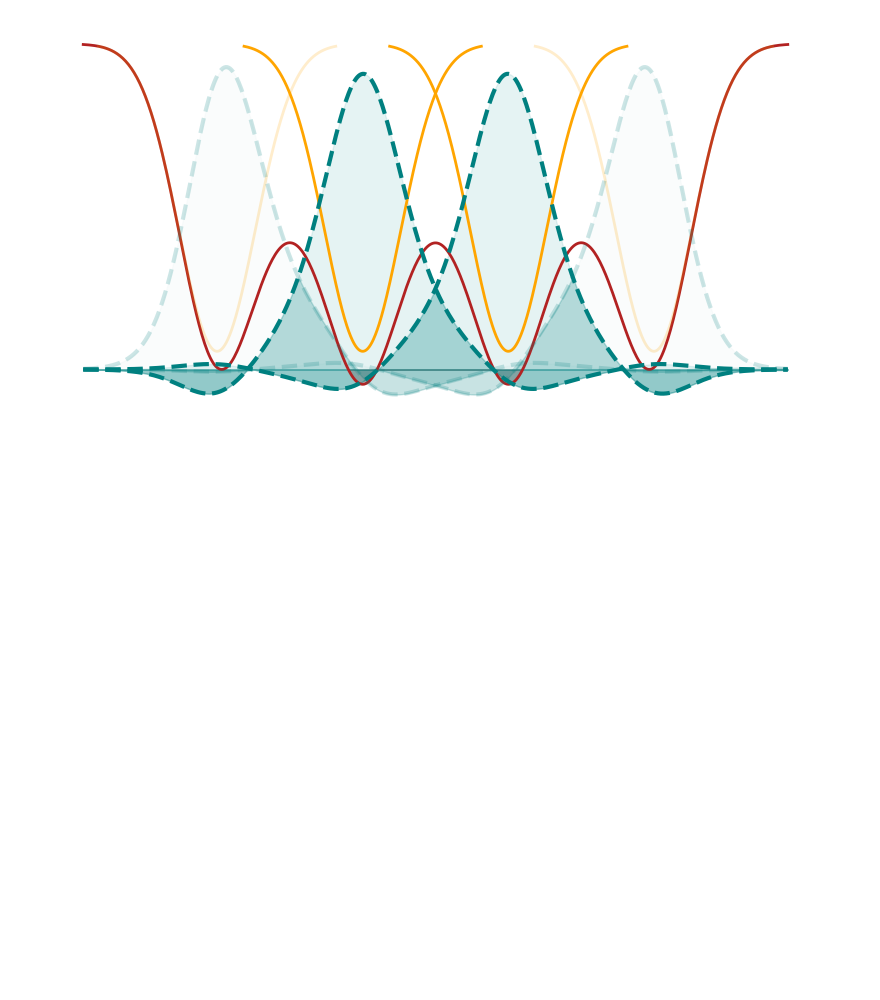
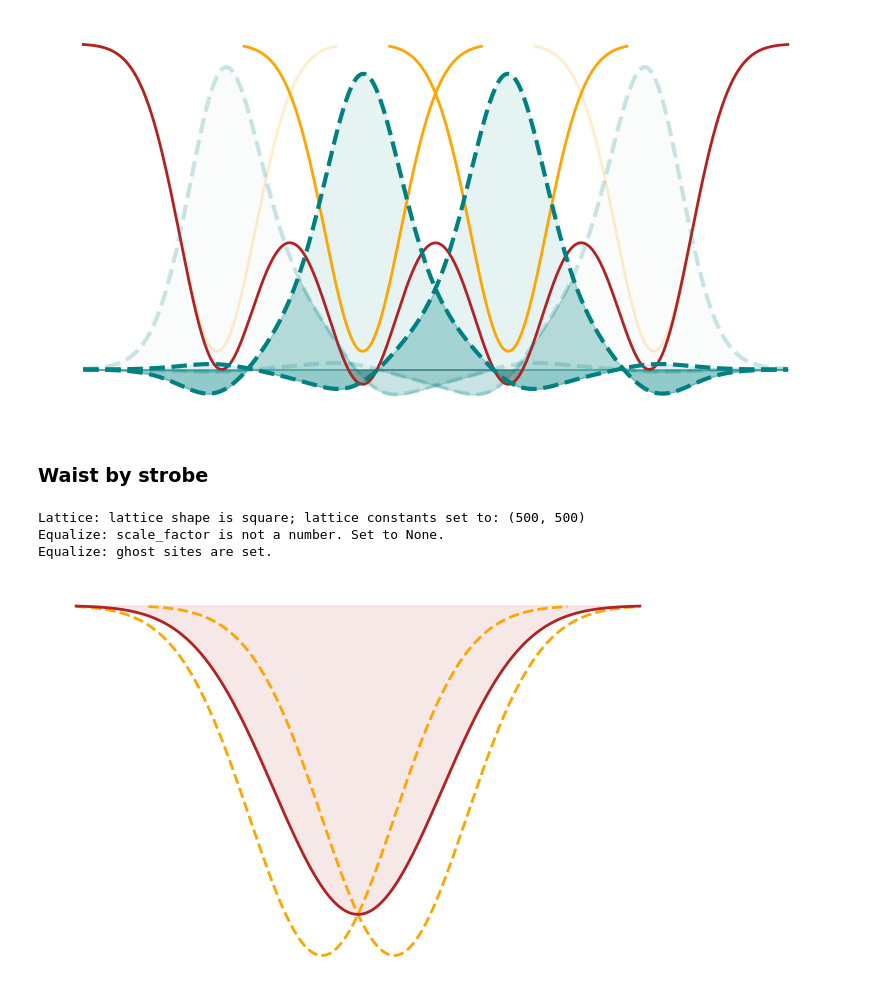
Before and after one commit to htwei17/HubbardTweezer, a Jupyter notebook: HubbardTweezer/src/Fig 1 tweezers paper.ipynb, the cells around one changed output. Saved outputs shown, nothing was run; the diff lists cells and outputs as text; code cells hidden in the pictures; blank space fills up the shorter version.

```diff
--- a/HubbardTweezer/src/Fig 1 tweezers paper.ipynb
+++ b/HubbardTweezer/src/Fig 1 tweezers paper.ipynb
@@ -549,3 +582,81 @@ plt.axis('off')
 plt.savefig('fig1d.svg', transparent=True, bbox_inches='tight')
 # %% [output]
 [figure]
+# %% [markdown]
+### Waist by strobe
+# %%
+from Hubbard.equalizer import *
+import numpy as np
+from tools.fix_phase import fix_phase
+import numpy.linalg as la
+
+N = 20
+L = 2
+R0 = np.array([3, 3, 7.2])
+dvr = HubbardEqualizer(N,
+                       R0=R0,
+                       lattice=np.array([L], dtype=int),
+                       trap=(50, 1000),
+                       lc=(500,),
+                       dim=1,
+                       equalize_V0=False,
+                       sparse=True,
+                       symmetry=True,
+                       verbosity=0)
+
+# E, W, parity = dvr.eigen_basis()
+# E = E[0]
+# W = W[0]
+# p = parity[0]
+
+# A, U = singleband_WF(dvr, E, W, p)
+# print('detU =', la.det(U))
+# V = singleband_interaction(dvr, U, U, W, W, p,  p)
+# print(dvr.R0[0])
+# %% [output]
+Lattice: lattice shape is square; lattice constants set to: (500, 500)
+Equalize: scale_factor is not a number. Set to None.
+Equalize: ghost sites are set.
+# %%
+from matplotlib.figure import figaspect
+import matplotlib.pyplot as plt
+
+fig, ax = plt.subplots(figsize=(8, 5))
+edge = 0.6
+wf_scale = 0.8
+
+y = np.array([0])
+z = np.array([0])
+taillen = 1.7
+
+# Plot total potential
+x = np.linspace(-dvr.R0[0] * edge, dvr.R0[0] * edge, 500)
+X = np.meshgrid(x, y, z, indexing='ij')
+v = dvr.Vfun(*X)
+v = -abs(v[:, 0, 0])/2
+vmin = np.min(v[:180])
+vmmin = np.min(v)
+vi_scale = -1
+
+# Plot single traps
+for i in range(dvr.lattice.N):
+    opacity = 1
+    shift = dvr.trap_centers[i]
+    dvr.update_waist(dvr.waists[i])
+    x = np.linspace(shift[0] - taillen, shift[0] + taillen, 500)
+    X = np.meshgrid(x, y, z, indexing='ij')
+    vi = dvr.Voff[i] * DVR.Vfun(dvr, X[0] - shift[0],
+                                X[1] - shift[1], X[2])
+    plt.plot(x, -abs(vi[:, 0, 0]), '--', label='V',
+             lw=2, color='orange', alpha=opacity)
+
+
+x = np.linspace(-dvr.R0[0] * edge, dvr.R0[0] * edge, 500)
+plt.plot(x, v, '-', label='V', lw=2, color='firebrick')
+plt.fill_between(x, 0, v, color='firebrick', alpha=.1)
+
+plt.xlabel('dx')
+plt.axis('off')
+plt.savefig('waist.svg', transparent=True, bbox_inches='tight')
+# %% [output]
+[figure, added]
```
Also changed, not shown: parts of 14 cells of this notebook, 1 other file.
